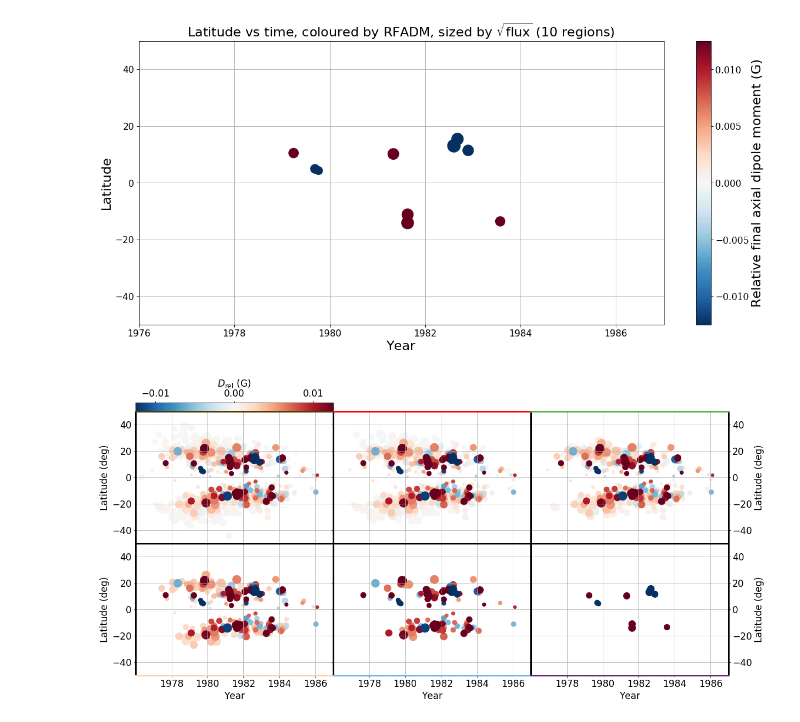
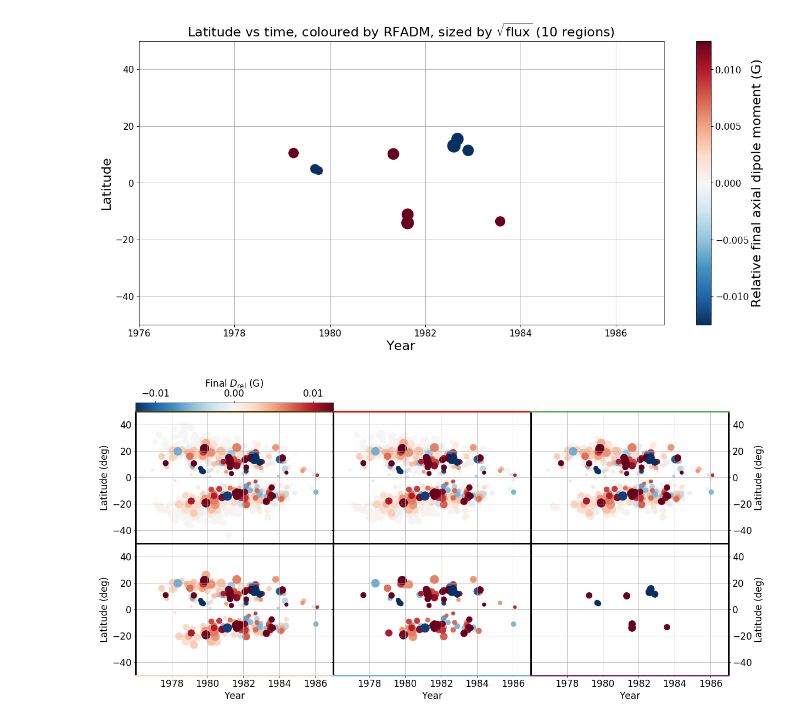
Before and after one commit to twhitbread/python-scatter, a Jupyter notebook: pythonscatter_c21_threecycles_decay.ipynb, the cells around one changed output. Saved outputs shown, nothing was run; the diff lists cells and outputs as text; code cells hidden in the pictures.

```diff
--- a/pythonscatter_c21_threecycles_decay.ipynb
+++ b/pythonscatter_c21_threecycles_decay.ipynb
@@ -658,7 +658,7 @@ ax4.set_ylim(-50,50)
 # Adding Flux Colorbar
 
 cb1 = fig.colorbar(im1,cax=cbaxes1, orientation='horizontal')
-cb1.set_label('$D_{\mathrm{rel}}$ (G)')
+cb1.set_label('Final $D_{\mathrm{rel}}$ (G)')
 cb1.set_ticks(radmticks)
 cbaxes1.xaxis.tick_top()
 cbaxes1.xaxis.set_label_position('top')
@@ -680,31 +680,31 @@ ax2.spines['right'].set_linewidth(3)
 ax2.spines['left'].set_linewidth(3)
 ax2.spines['top'].set_color('red')
 
 ax3.spines['bottom'].set_linewidth(3)
 ax3.spines['top'].set_linewidth(3)
 ax3.spines['right'].set_linewidth(3)
 ax3.spines['left'].set_linewidth(3)
 ax3.spines['top'].set_color(green)
 
 ax4.spines['bottom'].set_linewidth(3)
 ax4.spines['top'].set_linewidth(3)
 ax4.spines['right'].set_linewidth(3)
 ax4.spines['left'].set_linewidth(3)
 ax4.spines['bottom'].set_color(peach)
 
 ax5.spines['bottom'].set_linewidth(3)
 ax5.spines['top'].set_linewidth(3)
 ax5.spines['right'].set_linewidth(3)
 ax5.spines['left'].set_linewidth(3)
 ax5.spines['bottom'].set_color(blue)
 
 ax6.spines['bottom'].set_linewidth(3)
 ax6.spines['top'].set_linewidth(3)
 ax6.spines['right'].set_linewidth(3)
 ax6.spines['left'].set_linewidth(3)
 ax6.spines['bottom'].set_color(purple)
 
 
 #plt.savefig('/home/grads/xsxs53/Documents/phd/Papers/regions_axd/c21_6panel.eps', format='eps', dpi=300,bbox_inches='tight')
 # %% [output]
-[figure, old version]
+[figure, new version]
```
Also changed, not shown: parts of 2 cells of this notebook.
